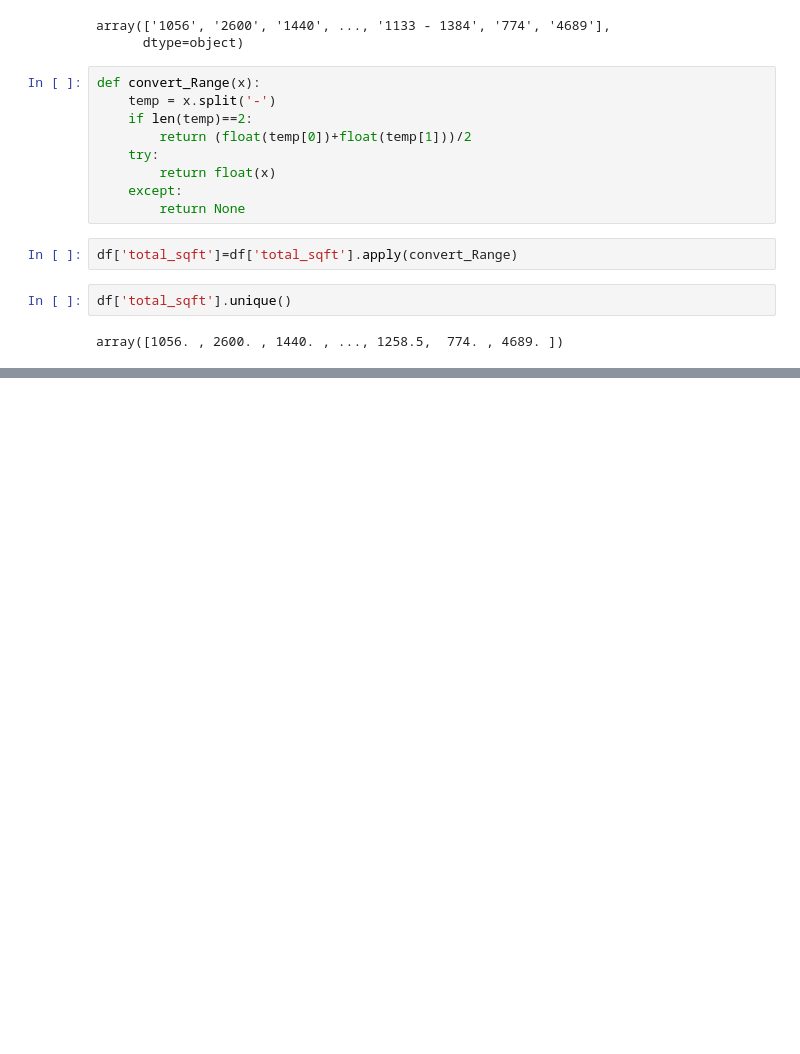
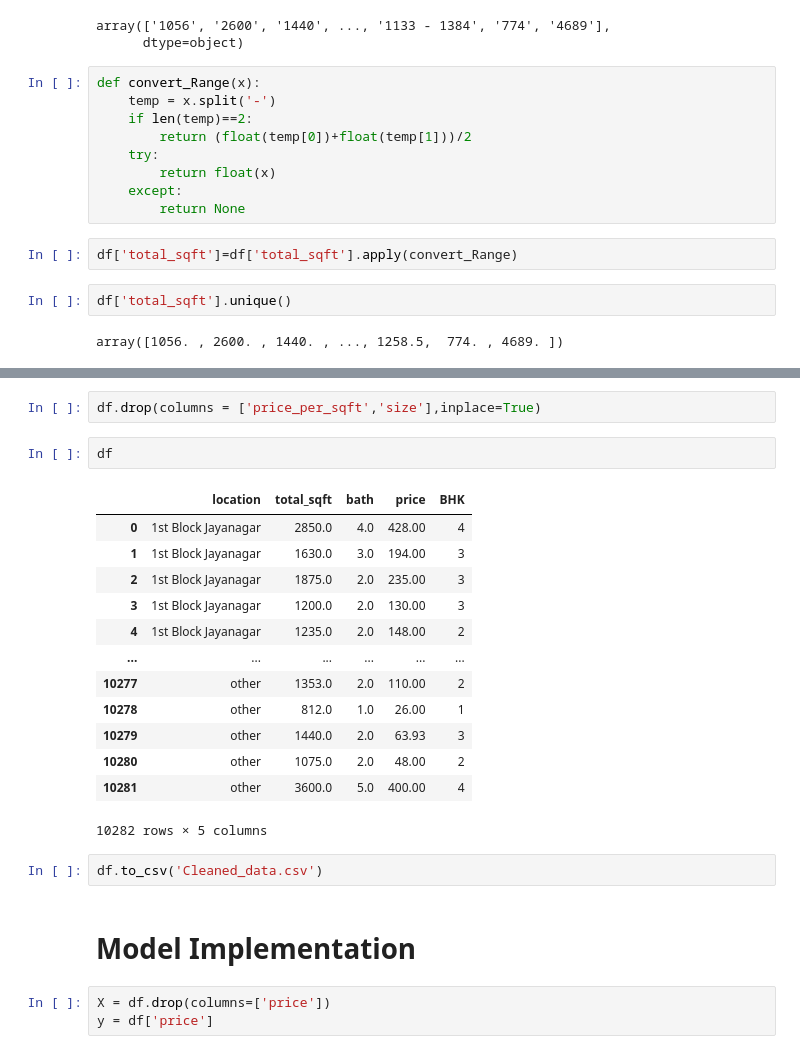
Before and after one commit to Saksham412/House-Price-Prediction, a Jupyter notebook: model.ipynb, the cells around one changed output, grey strips where cells are left out. Cells and saved outputs as stored; diff of their text form; blank space fills up the shorter version.

```diff
--- a/model.ipynb
+++ b/model.ipynb
@@ -197,0 +382,25 @@ array([1056. , 2600. , 1440. , ..., 1258.5,  774. , 4689. ])
+# %%
+df.drop(columns = ['price_per_sqft','size'],inplace=True)
+# %%
+df
+# %% [output]
+|  | location | total_sqft | bath | price | BHK |
+| 0 | 1st Block Jayanagar | 2850.0 | 4.0 | 428.00 | 4 |
+| 1 | 1st Block Jayanagar | 1630.0 | 3.0 | 194.00 | 3 |
+| 2 | 1st Block Jayanagar | 1875.0 | 2.0 | 235.00 | 3 |
+| 3 | 1st Block Jayanagar | 1200.0 | 2.0 | 130.00 | 3 |
+| 4 | 1st Block Jayanagar | 1235.0 | 2.0 | 148.00 | 2 |
+| ... | ... | ... | ... | ... | ... |
+| 10277 | other | 1353.0 | 2.0 | 110.00 | 2 |
+| 10278 | other | 812.0 | 1.0 | 26.00 | 1 |
+| 10279 | other | 1440.0 | 2.0 | 63.93 | 3 |
+| 10280 | other | 1075.0 | 2.0 | 48.00 | 2 |
+| 10281 | other | 3600.0 | 5.0 | 400.00 | 4 |
+10282 rows × 5 columns
+# %%
+df.to_csv('Cleaned_data.csv')
+# %% [markdown]
+# Model Implementation
+# %%
+X = df.drop(columns=['price'])
+y = df['price']
```
Also changed, not shown: parts of 20 cells of this notebook, 1 other file.
